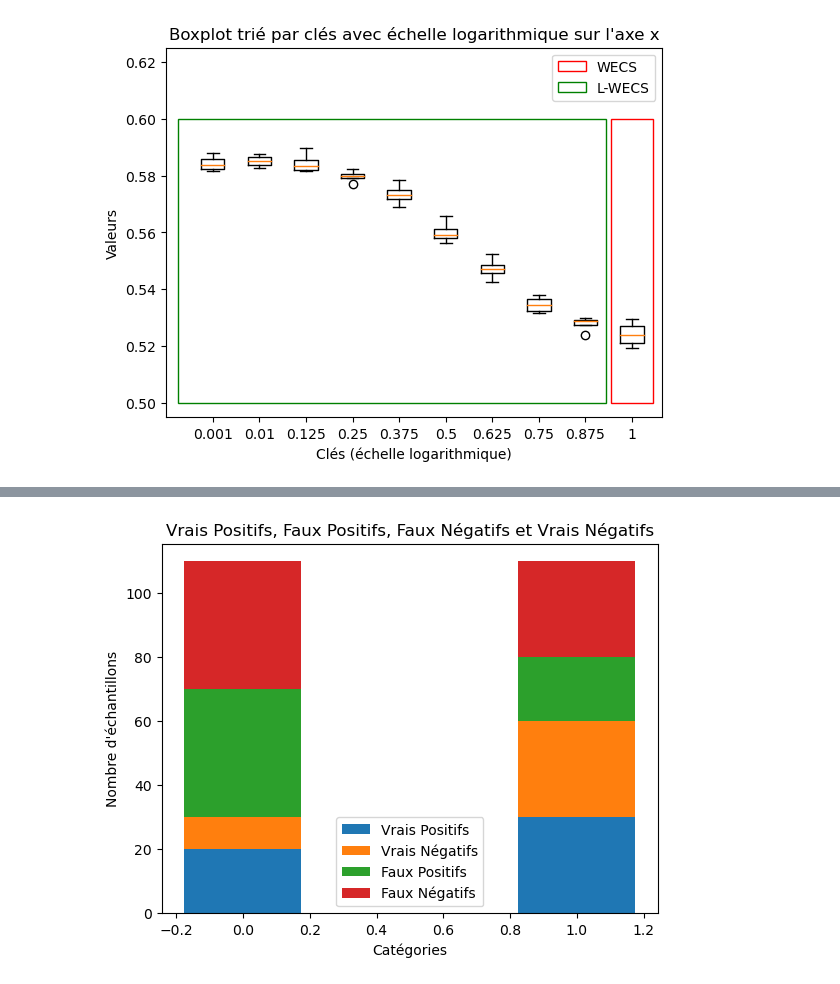
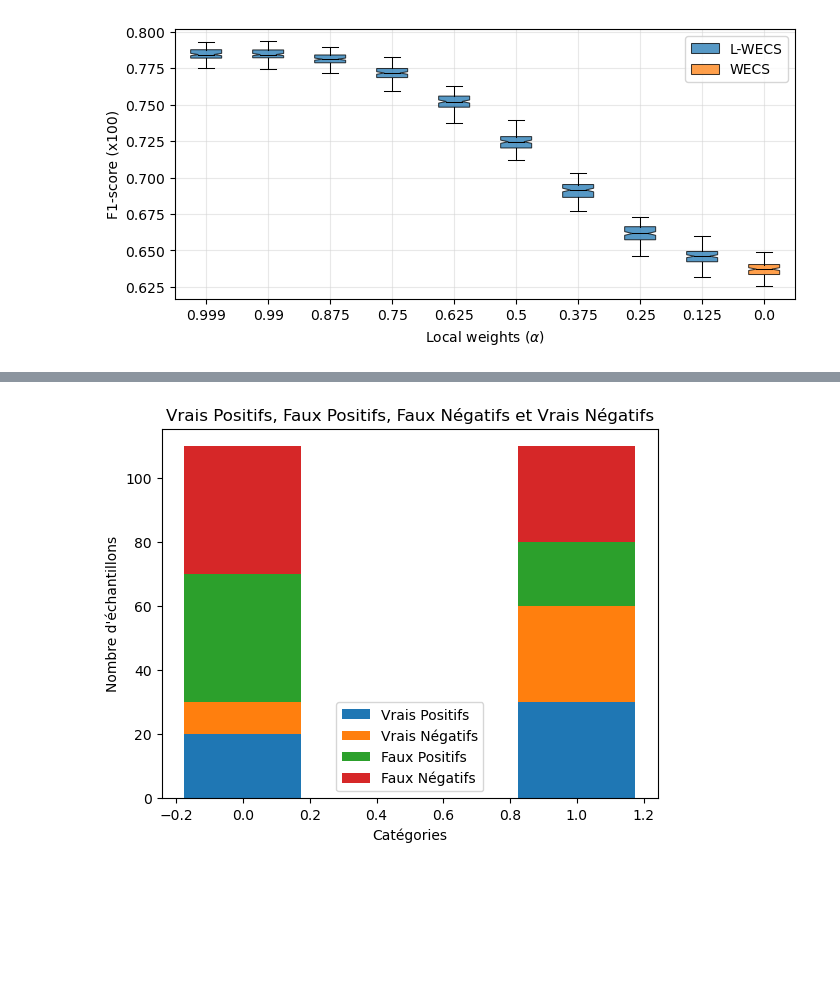
Before and after one commit to Matthieu-Gallet/WECS_local_classification, a Jupyter notebook: WECS_local/fig.ipynb, the cells around one changed output, grey strips where cells are left out. Drawn from its saved outputs; the diff is of its cells as text; code cells hidden in the pictures; blank space fills up the shorter version.

Commit message:
correct shuffle + create figure

```diff
--- a/WECS_local/fig.ipynb
+++ b/WECS_local/fig.ipynb
@@ -33,31 +12,42 @@ plt.show()
-# %%
-import matplotlib.pyplot as plt
-from matplotlib.patches import Rectangle
-
-
-data = palpha
-# Tri des clés par ordre croissant
-sorted_keys = sorted(data.keys())
-
-# Tri des valeurs associées aux clés
-sorted_values = [data[key] for key in sorted_keys]
-
-# Création du graphe boxplot avec échelle logarithmique sur l'axe x
-plt.boxplot(sorted_values, labels=sorted_keys)
-plt.xlabel('Clés (échelle logarithmique)')
-plt.ylabel('Valeurs')
-plt.title('Boxplot trié par clés avec échelle logarithmique sur l\'axe x')
-
-# Ajout d'un rectangle rouge autour de la boîte correspondant à la clé 'key_2'
-plt.gca().add_patch(Rectangle((len(sorted_keys)-.455, 0.5), 0.9, 0.1, fill=False, edgecolor='red', lw=1,label='WECS'))
-plt.gca().add_patch(Rectangle((0.25, 0.5), len(sorted_keys)-.8, 0.1, fill=False, edgecolor='green', lw=1,label='L-WECS'))
-plt.ylim(0.495, 0.625)
-plt.legend()#loc='upper right', framealpha=1, title='Légende')
-plt.xlim(0, len(sorted_keys)+0.65)
-
-
-
-
-plt.show()
-# %% [output]
-[figure, removed]
+# %%
+for k in palpha.keys():
+    palpha[k] = 100*np.array(palpha[k])
+# %%
+import matplotlib.pyplot as plt
+
+def plot_variation_alpha(path):
+    palpha = open_pkl(path)
+    palpha[1] = palpha[-1]
+    del palpha[-1]
+    data = palpha
+
+    fig, ax = plt.subplots(figsize=(8, 3.5))
+
+    sorted_keys = sorted(data.keys())
+
+    # Tri des valeurs associées aux clés
+    sorted_values = [data[key] for key in sorted_keys]
+
+    # Création du graphe boxplot avec échelle logarithmique sur l'axe x
+    bplot2 = ax.boxplot(sorted_values, labels=1-np.array(sorted_keys),patch_artist=True, notch=True,showfliers=False)
+
+    colors_ = (len(sorted_keys)-1)*['tab:blue'] + ['tab:orange']
+    for _, line_list in bplot2.items():
+        for line in line_list:
+            line.set_color('black')
+            line.set_linewidth(0.75)
+    for patch, color in zip(bplot2['boxes'], colors_):
+        patch.set_facecolor(color)
+        patch.set_alpha(0.75)
+
+
+    ax.legend([bplot2["boxes"][0], bplot2["boxes"][-1]], ['L-WECS', 'WECS'], loc='upper right')
+    ax.set_xlabel('Local weights ($\\alpha$)')
+    ax.set_ylabel('F1-score (x100)')
+    # ax.set_title('Variation of F1-score with local weights ($\\alpha$)')
+    ax.grid(True, linestyle='-', which='major', color='lightgrey', alpha=0.5)
+    plt.show()
+# %%
+plot_variation_alpha(palpha)
+# %% [output]
+[figure, added]
```
Also changed, not shown: parts of 12 cells of this notebook, 4 other files.
